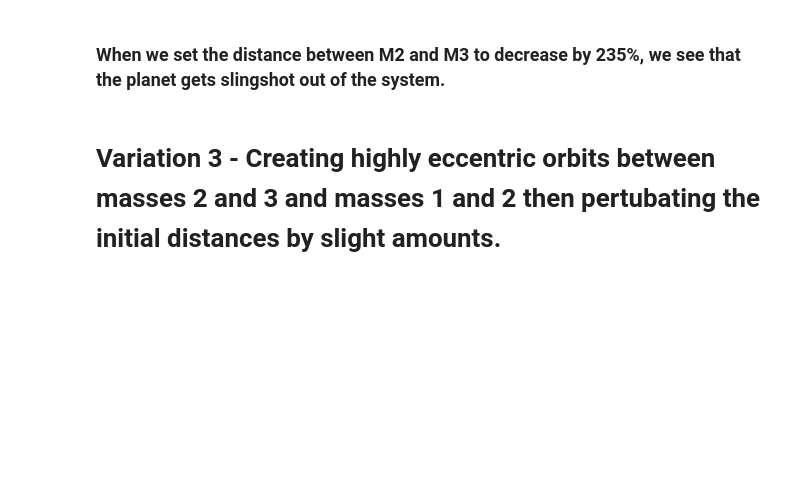
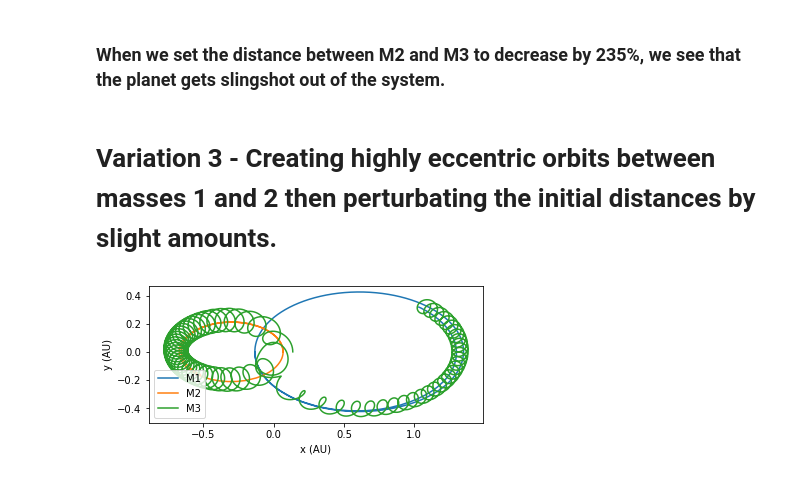
Before and after one commit to toshanv/S-Type-Binary, a Jupyter notebook: project2.ipynb, the cells around one changed output. Cells and saved outputs as stored; diff of their text form; code cells hidden in the pictures; blank space fills up the shorter version.

```diff
--- a/project2.ipynb
+++ b/project2.ipynb
@@ -643,4 +636,7 @@ plt.show()
 # %% [markdown]
 ### When we set the distance between M2 and M3 to decrease by 235%, we see that the planet gets slingshot out of the system.
 # %% [markdown]
-# Variation 3 - Creating highly eccentric orbits between masses 2 and 3 and masses 1 and 2 then pertubating the initial distances by slight amounts.
+# Variation 3 - Creating highly eccentric orbits between masses 1 and 2 then perturbating the initial distances by slight amounts.
+# %%
+e12 = 0.8
+e23 = 0.3
@@ -646,0 +696,24 @@ plt.show()
+# %%
+P = np.sqrt((a12**3)/M)
+tarr = np.linspace(0, 2*P, 200000)
+
+ans = integrate.odeint(df_3body, vec0, tarr)
+
+x1 = ans[:,0]
+y1 = ans[:,1]
+z1 = ans[:,2]
+vx1 = ans[:,3]
+vy1 = ans[:,4]
+vz1 = ans[:,5]
+x2 = ans[:,6]
+y2 = ans[:,7]
+z2 = ans[:,8]
+vx2 = ans[:,9]
+vy2 = ans[:,10]
+vz2 = ans[:,11]
+x3 = ans[:,12]
+y3 = ans[:,13]
+z3 = ans[:,14]
+vx3 = ans[:,15]
+vy3 = ans[:,16]
+vz3 = ans[:,17]
@@ -646,0 +738,14 @@ plt.show()
+# %%
+plt.figure(figsize=(6,6))
+plt.plot(x1, y1, label = 'M1')
+plt.plot(x2, y2, label = 'M2')
+plt.plot(x3, y3, label = 'M3')
+plt.xlabel('x (AU)')
+plt.ylabel('y (AU)')
+plt.gca().set_aspect('equal')
+
+plt.legend(loc = 'lower left')
+
+plt.show()
+# %% [output]
+[figure, added]
```
Also changed, not shown: parts of 20 cells of this notebook.
